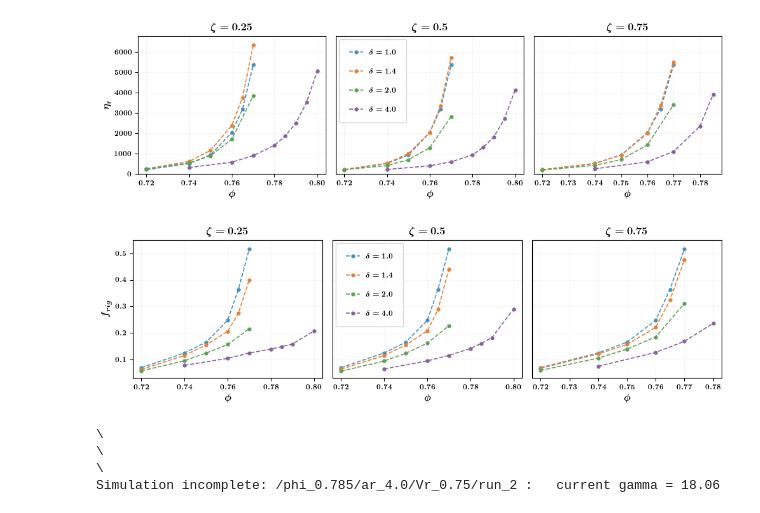
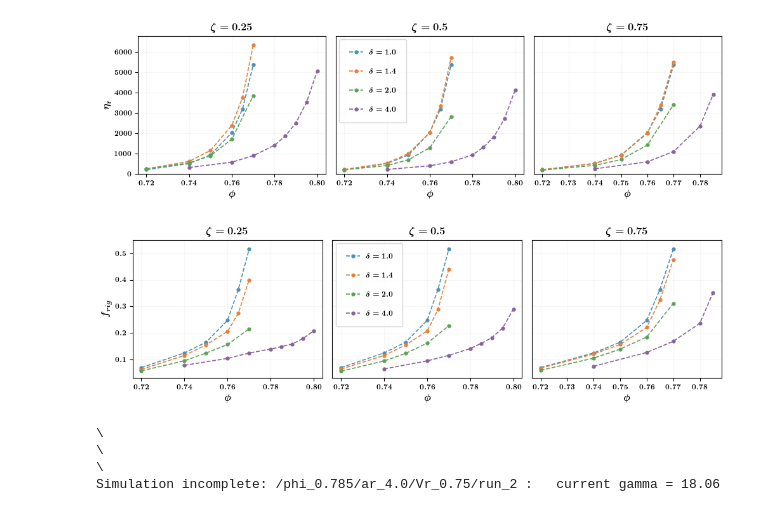
Before and after one commit to rahul-pandare/LF-DEM_notebooks, a Jupyter notebook: new_data_ analysis.ipynb, the cells around one changed output. Cells and saved outputs as stored; diff of their text form; code cells hidden in the pictures.

```diff
--- a/new_data_ analysis.ipynb
+++ b/new_data_ analysis.ipynb
@@ -99,7 +99,7 @@ axs[0].set_ylabel(r'$\mathbf{\eta_{r}}$', fontsize=11)
 axs[1].legend(loc = 'best', labelspacing=1.8, borderpad=1.4)
 plt.tight_layout()
 
-if False:
+if True:
     figFormat=".svg"
     plt.savefig(fig_save_path+"Viscosity2"+figFormat, bbox_inches="tight",dpi=500)
 plt.show()
@@ -118,12 +118,12 @@ off      = 100
 cmap     = matplotlib.colormaps['viridis_r']
 
 #mac
-#topDir        = '/Users/rahul/mnt/sshfs_darwin/simulations/'
-#fig_save_path = '/Users/rahul/City College Dropbox/Rahul Pandare/CUNY/Research/Bidisperse Project/analysis/figures/new_data/'
+topDir        = '/Volumes/rahul_2TB/high_bidispersity/new_data/'
+fig_save_path = '/Users/rahul/City College Dropbox/Rahul Pandare/CUNY/research/bidisperse_project/figures/new_data/'
 
 #linux
-topDir        = '/home/rahul/mnt/sshfs_darwin/simulations/'
-fig_save_path = '/media/Linux_1TB/City College Dropbox/Rahul Pandare/CUNY/Research/Bidisperse Project/analysis/figures/new_data/'
+#topDir        = '/home/rahul/mnt/sshfs_darwin/simulations/'
+#fig_save_path = '/media/Linux_1TB/City College Dropbox/Rahul Pandare/CUNY/Research/Bidisperse Project/analysis/figures/new_data/'
 
 fig,axs = plt.subplots(nrows=1, ncols=len(vr_vals), figsize=(10, 3))
 
@@ -134,35 +134,35 @@ for i, vr in enumerate(vr_vals):
         for k, phi in enumerate(phi_vals):
             phir = f"{phi:.3f}" if phi != round(phi, 2) else f"{phi:.2f}"
             frig_list = []
             for run in range(numRuns):
                 workDir = f"{topDir}NP_{npp}/phi_{phir}/ar_{ar:.1f}/Vr_{vrj}/run_{run+1}/"
                 if os.path.exists(workDir+"F_rig.txt"):
                     dataFile = workDir+"F_rig.txt"
                     data     = np.loadtxt(dataFile)
                     frig_list.append(np.mean(data[off:])) if len(data[off:]) > off else None
             frig.append(np.mean(frig_list)/npp if frig_list else np.nan)
 
         frig_filtered     = [x for x in frig if not np.isnan(x)]
         phi_vals_filtered = [y for x, y in zip(frig, phi_vals) if not np.isnan(x)]
         axs[i].plot(phi_vals_filtered, frig_filtered, linestyle='--', marker='o', label=r'$\delta = {:.1f}$'.format(ar),
              color=colors[j],linewidth=1.2, markersize=3.5)
         axs[i].set_xlabel(r'$\mathbf{\phi}$', fontsize=11)
         axs[i].set_title(fr'$\zeta = {vr_vals[i]}$', fontsize=12)
         axs[i].grid('both', alpha = .1)
         axs[i].set_ylim(0.03, 0.55)
 
 axs[1].tick_params(axis='y', which='both', left=False, labelleft=False)
 axs[2].tick_params(axis='y', which='both', left=False, labelleft=False)
 axs[0].set_ylabel(r'$f_{rig}$', fontsize=11)
 axs[1].legend(loc = 'best', labelspacing=1.8, borderpad=1.4)
 plt.tight_layout()
 
-if False:
+if True:
     figFormat=".svg"
     plt.savefig(fig_save_path+"frig"+figFormat, bbox_inches="tight",dpi=500)
 plt.show()
 # %% [output]
-[figure, old version]
+[figure, new version]
 # %%
 # checig if all cases are complete (gamma =20)
 
```
